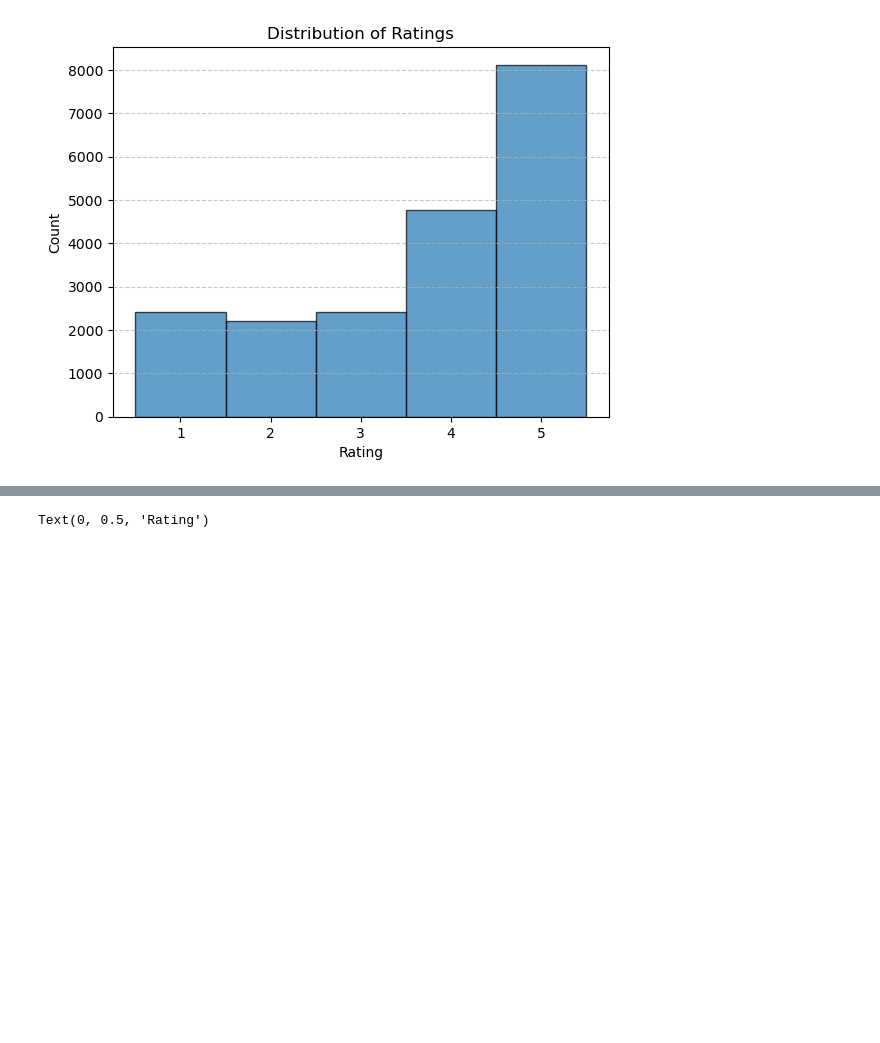
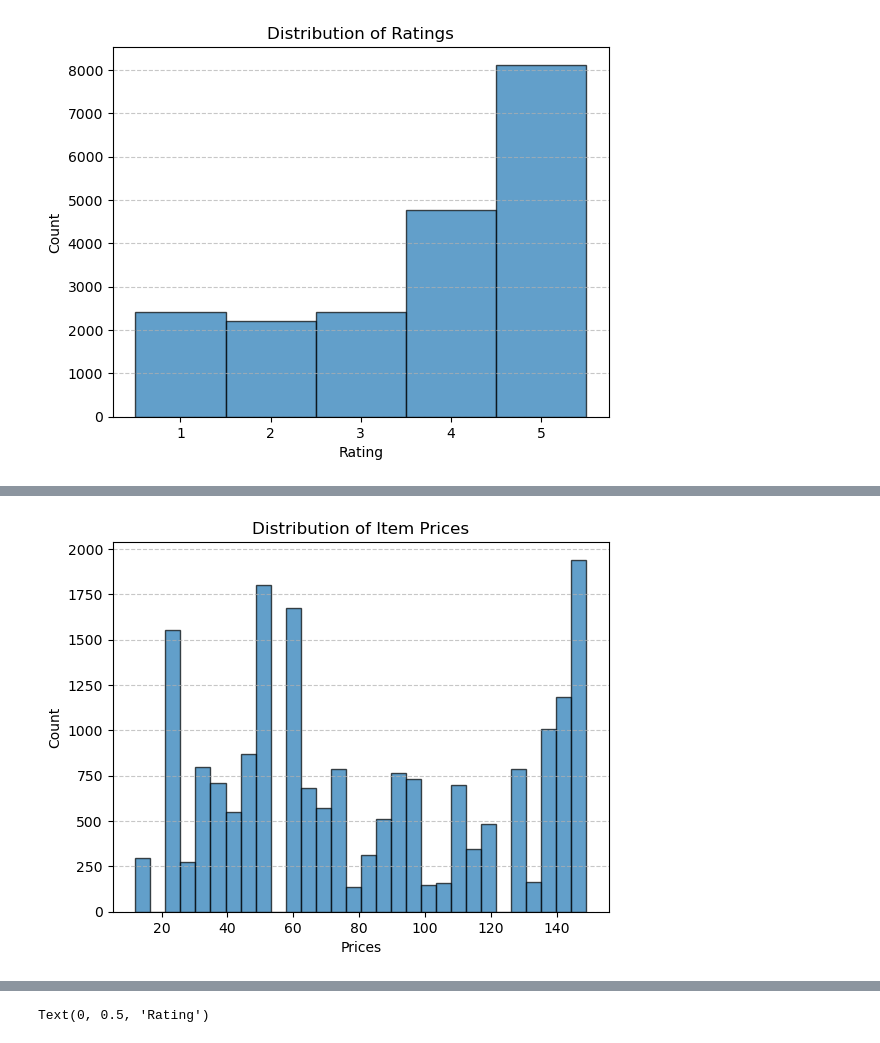
Before and after one commit to TaliaNgo/Data-Analytics-Skills-Porfolio, a Jupyter notebook: Python/e-commerce analysis/analysis_all.ipynb, the cells around one changed output, grey strips where cells are left out. Cells and saved outputs as stored; diff of their text form; code cells hidden in the pictures; blank space fills up the shorter version.

```diff
--- a/Python/e-commerce analysis/analysis_all.ipynb
+++ b/Python/e-commerce analysis/analysis_all.ipynb
@@ -137,3 +143,16 @@ plt.show()
+# %%
+# Plot histogram with bins for each rating (1 to 5)
+plt.hist(ec_clean["item_price"], bins=30, edgecolor='black', alpha=0.7)
+
+plt.xlabel("Prices")
+plt.ylabel("Count")
+plt.title("Distribution of Item Prices")
+#plt.xticks([1, 2, 3, 4, 5])  # Ensure the x-axis only has integer values
+plt.grid(axis='y', linestyle='--', alpha=0.7)
+
+plt.show()
+# %% [output]
+[figure, added]
 # %%
 ## count of items rated, group by gender
 ec_clean.groupby("gender")["item"].count()
```
Also changed, not shown: parts of 31 cells of this notebook.
